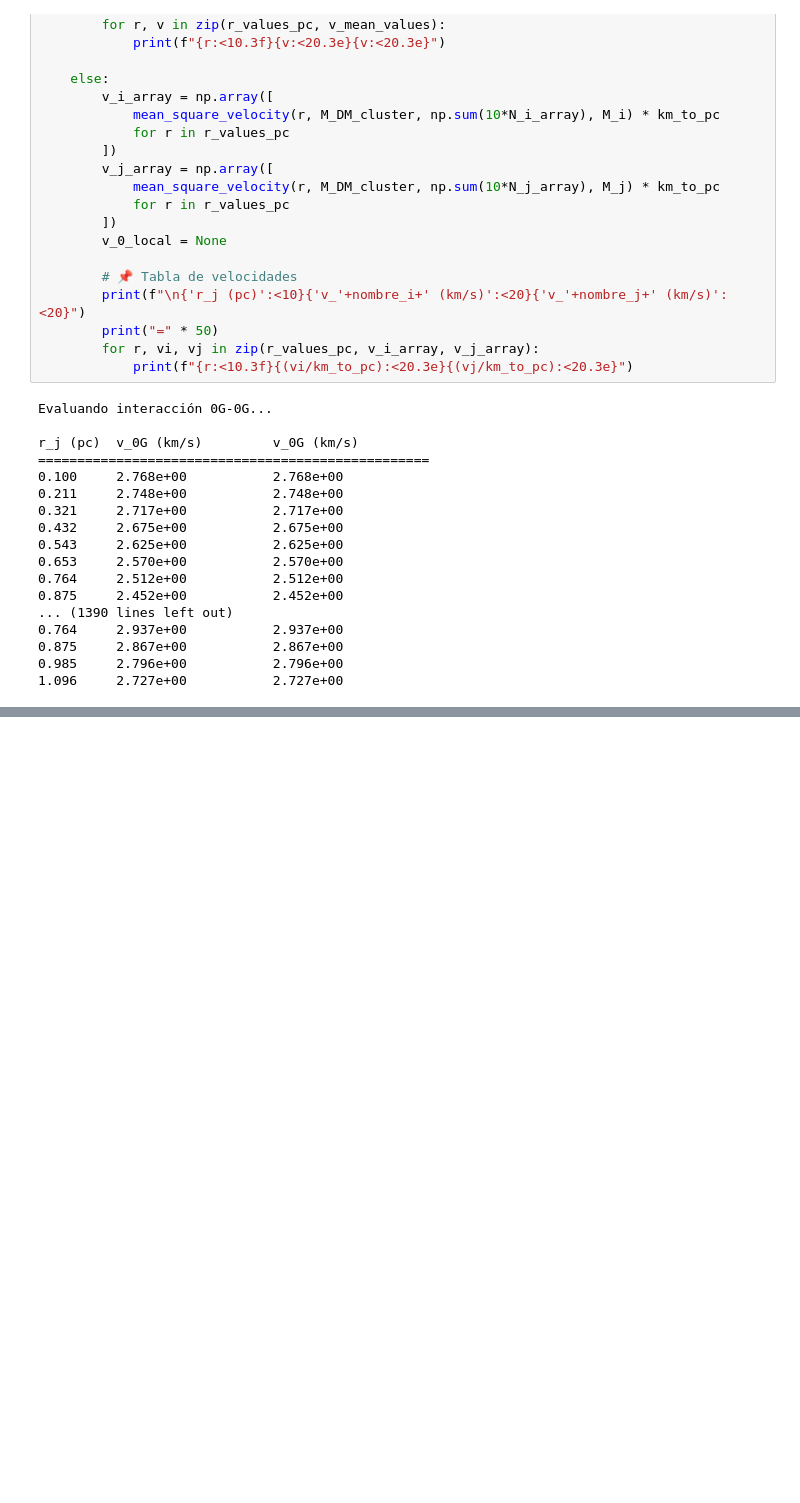
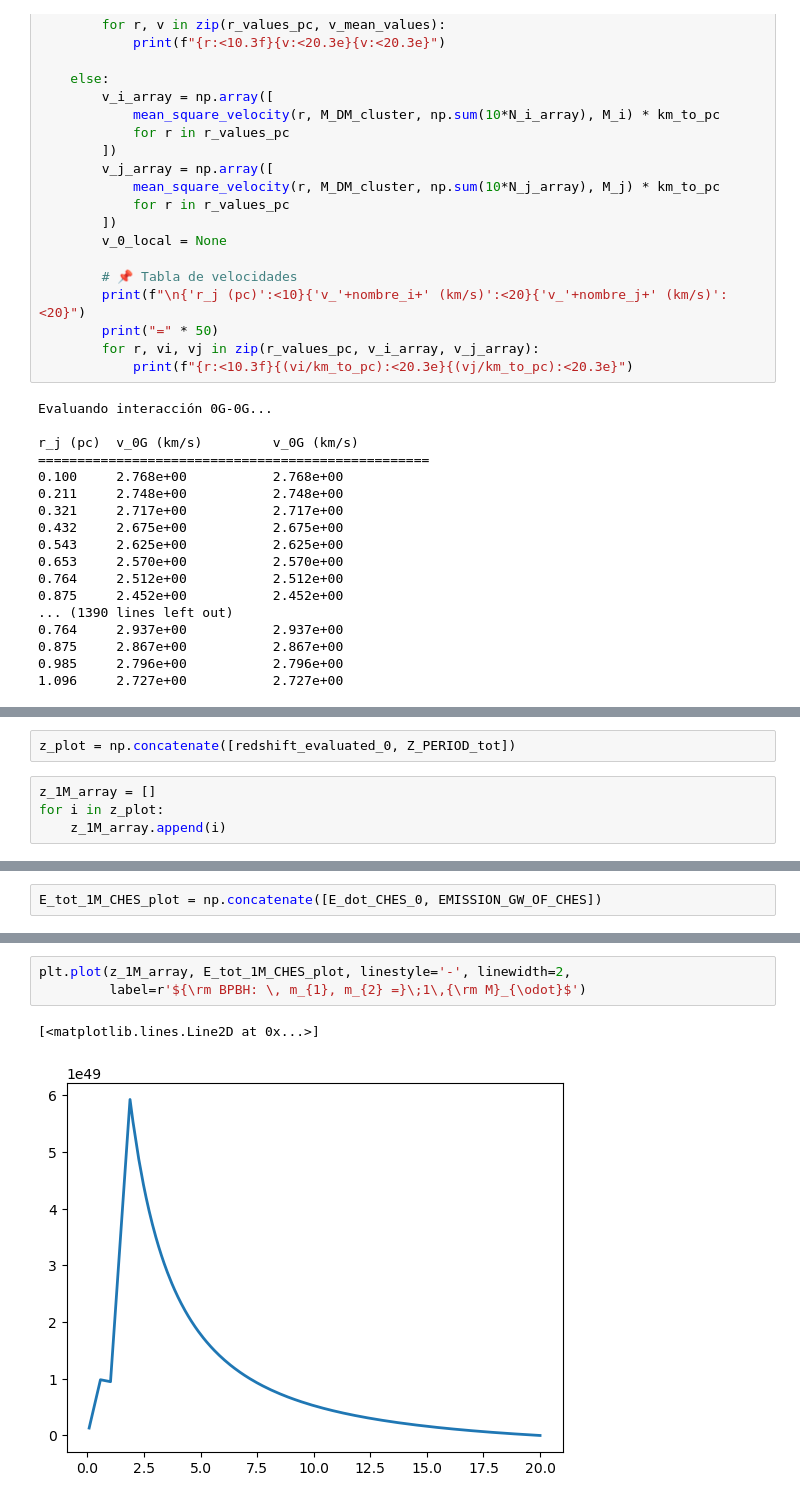
Before and after one commit to TadeoDGAguilar/PBHs_and_GWs_into_DG, a Jupyter notebook: SGWB_FROM_PBH_1_M_sun_into_UDFG.ipynb, the cells around one changed output, grey strips where cells are left out. Saved outputs shown, nothing was run; the diff lists cells and outputs as text; blank space fills up the shorter version.

```diff
--- a/SGWB_FROM_PBH_1_M_sun_into_UDFG.ipynb
+++ b/SGWB_FROM_PBH_1_M_sun_into_UDFG.ipynb
@@ -1678,0 +1718,6 @@ plt.show()
+# %%
+z_plot = np.concatenate([redshift_evaluated_0, Z_PERIOD_tot])
+# %%
+z_1M_array = []
+for i in z_plot:
+    z_1M_array.append(i)
@@ -1678,0 +1728,2 @@ plt.show()
+# %%
+E_tot_1M_CHES_plot = np.concatenate([E_dot_CHES_0, EMISSION_GW_OF_CHES])
@@ -1678,0 +1738,6 @@ plt.show()
+# %%
+plt.plot(z_1M_array, E_tot_1M_CHES_plot, linestyle='-', linewidth=2,
+         label=r'${\rm BPBH: \, m_{1}, m_{2} =}\;1\,{\rm M}_{\odot}$')
+# %% [output]
+[<matplotlib.lines.Line2D at 0x...>]
+[figure, added]
```
Also changed, not shown: parts of 15 cells of this notebook.
